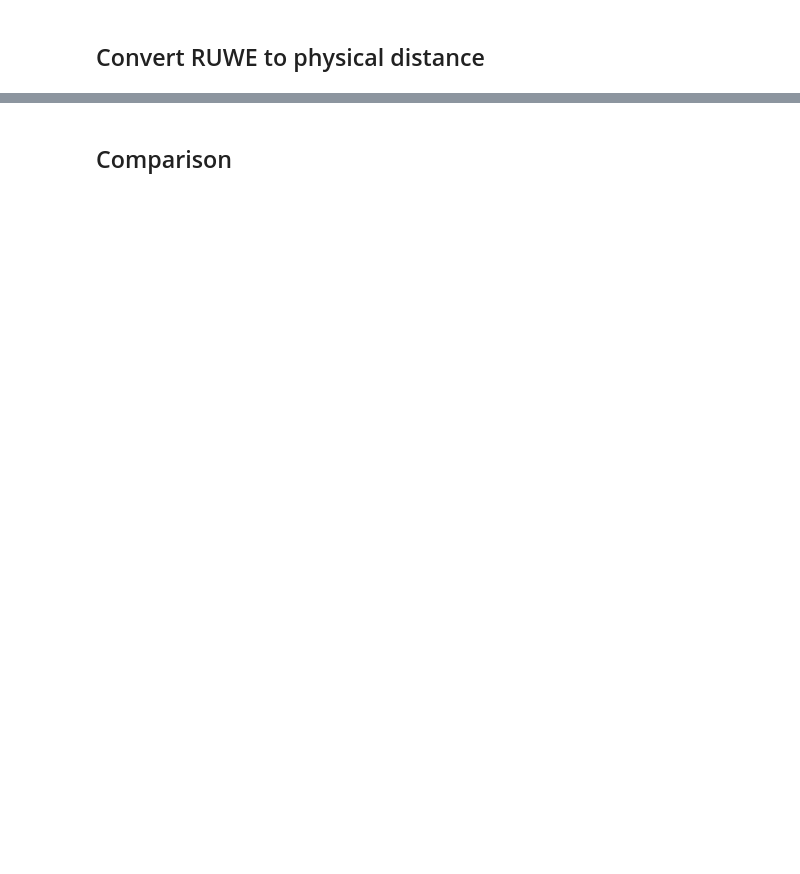
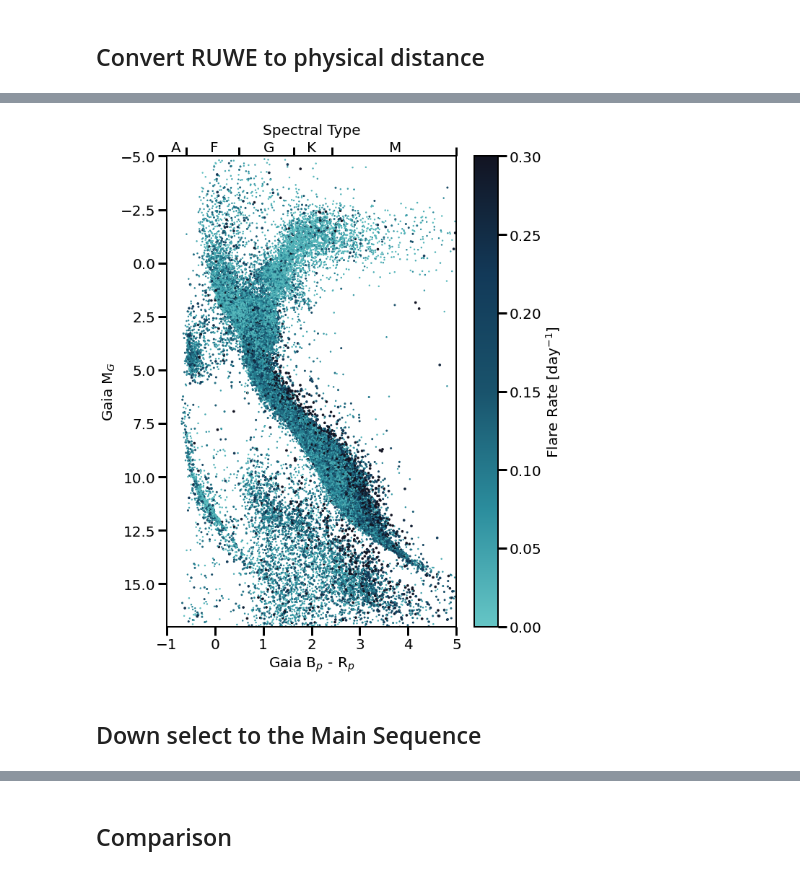
Before and after one commit to afeinstein20/flares_soc, a Jupyter notebook: notebooks/criticality_notebook.ipynb, the cells around one changed output, grey strips where cells are left out. Cells and saved outputs as stored; diff of their text form; code cells hidden in the pictures; blank space fills up the shorter version.

```diff
--- a/notebooks/criticality_notebook.ipynb
+++ b/notebooks/criticality_notebook.ipynb
@@ -60,3 +64,4 @@ cmd_teff = np.array([float(i) for i in cmd['Teff']])
 # %%
-flares = Table.read('all_flares_param_catalog_ruwe.tab', format='csv')
+allflares = Table.read('all_flares_param_catalog.tab', format='csv')
 stars = Table.read('all_star_param_catalog_ruwe.tab', format='csv')
+cmd_bprp, cmd_mg, cmd_mass, cmd_teff = read_mamajek()
@@ -615,0 +96,5 @@ for i in range(len(high_ruwe_slopes)):
+# %%
+s = np.zeros(len(stars))
+s[stars['N_flares_per_day']<0.1] = 2
+s[(stars['N_flares_per_day']>=0.1) & (stars['N_flares_per_day']<0.2)] = 4
+s[stars['N_flares_per_day']>=0.2] = 7
@@ -615,0 +123,46 @@ for i in range(len(high_ruwe_slopes)):
+# %%
+blue = ruwe_cmap()
+halloween = flarerate_cmap()
+
+fig, ax1 = plt.subplots(figsize=(9,12), sharex=False)
+fig.set_facecolor('w')
+flaresvmin=0
+flaresvmax=0.3
+im = ax1.scatter(stars['bp_rp'],
+                 stars['M_G'],
+                 c=stars['N_flares_per_day'],
+                 s=s,
+                 vmin=flaresvmin,
+                 vmax=flaresvmax,
+                 cmap=blue,#.reversed(),
+                 zorder=3)
+fig.colorbar(im, label='Flare Rate [day$^{-1}$]')
+xticks = [-1,0,1,2,3,4,5]
+upxticks = np.array([cmd_mass[cmd_bprp>=0][0],
+                     cmd_mass[cmd_bprp>=2][0],
+                     cmd_mass[cmd_bprp>=4][0]])
+ax1.set_xlim(-1, 5)
+ax1.set_xticks(xticks)
+
+plt.ylim(17,-5)
+
+twinticks = [0.327, 1.21, 2.13, 2.78, 4.86]
+ax2 = ax1.twiny()
+ax2.set_xticks(twinticks)
+ax2.set_xticklabels([])
+
+types = ['A','F','G','K','M']
+xvals = [-0.9, -0.1, 1, 1.9, 3.6]
+for i in range(len(types)):
+    ax1.text(y=-5.2, x=xvals[i], s=types[i])
+ax1.text(y=-6.2, x=2, s='Spectral Type', va='center', ha='center')
+
+ax1.set_xlabel('Gaia B$_p$ - R$_p$')
+ax1.set_ylabel('Gaia M$_G$')
+plt.subplots_adjust(hspace=0.1)
+ax1.set_rasterized(True)
+plt.savefig('hr.pdf', rasterize=True, bbox_inches='tight', dpi=300)
+# %% [output]
+[figure, added]
+# %% [markdown]
+## Down select to the Main Sequence
```
Also changed, not shown: parts of 63 cells of this notebook.
